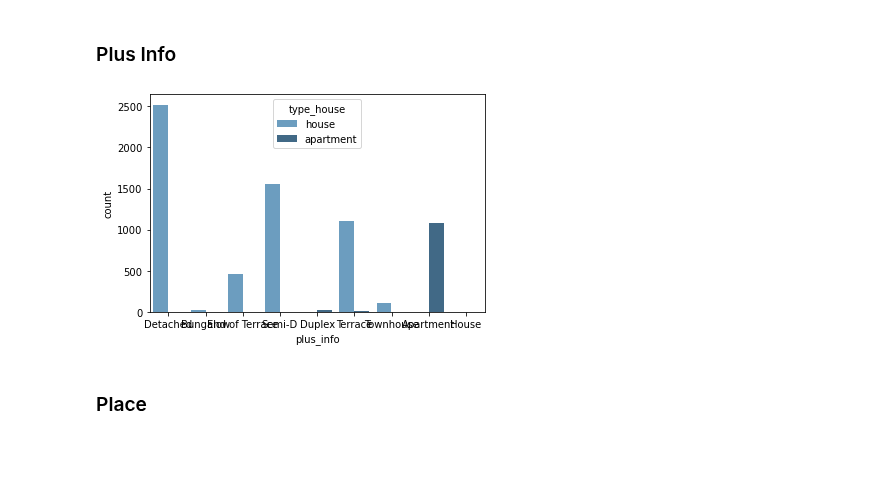
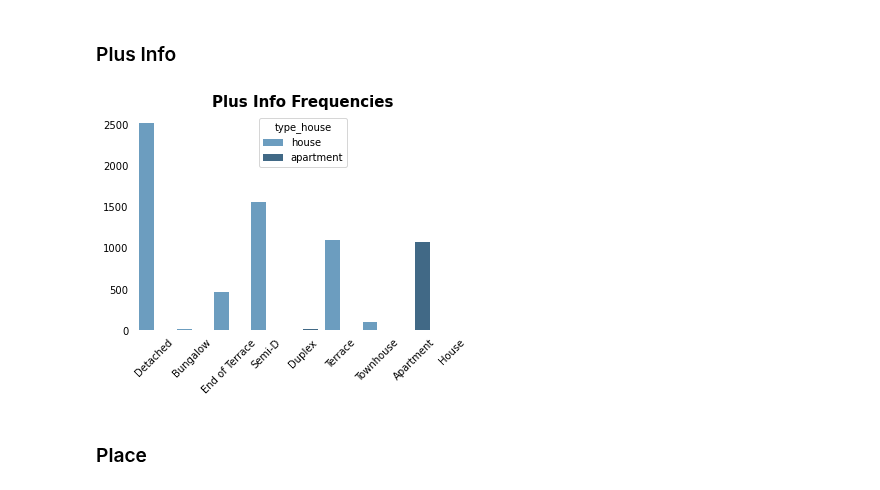
Before and after one commit to javiicc/Identifying_Potential_Investment_Opportunities_In_The_Irish_Real_Estate_Market_Using_MachineLearning, a Jupyter notebook: investment-opportunities/notebooks/Data_Analysis.ipynb, the cells around one changed output. Saved outputs shown, nothing was run; the diff lists cells and outputs as text; code cells hidden in the pictures; blank space fills up the shorter version.

```diff
--- a/investment-opportunities/notebooks/Data_Analysis.ipynb
+++ b/investment-opportunities/notebooks/Data_Analysis.ipynb
@@ -899,7 +898,18 @@ fig, ax = plt.subplots(figsize=(16, 7))
 ax = sns.boxplot(data=sale_out, x='price', y='type_house', orient='h',
                  order=['house', 'apartment'],
                  whis=np.inf, palette="Set3")
+
 ax = sns.stripplot(data=sale_out, x='price', y='type_house' ,orient='h',
                    order=['house', 'apartment'],
                    color="gray", edgecolor="pink", linewidth=.3,  size=3)
+
+ax.set_title('Prices By Type Of House', weight='bold', size=15)
+ax.ticklabel_format(style='plain', axis='x')
+
+for location in ['left', 'bottom', 'right', 'top']:
+    ax.spines[location].set_visible(False)
+
+ax.tick_params(bottom=False, left=False)
+ax.set_xlabel('')
+ax.set_ylabel('');
 # %% [output]
@@ -907,5 +917,15 @@ ax = sns.stripplot(data=sale_out, x='price', y='type_house' ,orient='h',
 # %% [markdown]
 ### Ber
 # %%
-sns.countplot(data=sale_out, x='ber', palette="Blues_d");
+fig, ax = plt.subplots(figsize=(6,4))
+
+sns.countplot(data=sale_out, x='ber', palette="Blues_d", ax=ax)
+ax.set_title('Ber Frequencies', weight='bold', size=15)
+
+for location in ['left', 'bottom', 'right', 'top']:
+    ax.spines[location].set_visible(False)
+
+ax.tick_params(bottom=False, left=False)
+ax.set_xlabel('')
+ax.set_ylabel('');
 # %% [output]
@@ -915,9 +935,20 @@ sns.countplot(data=sale_out, x='ber', palette="Blues_d");
 # %% [markdown]
 ### Plus Info
 # %%
-sns.countplot(data=sale_out, x='plus_info', palette="Blues_d", hue='type_house');
+fig, ax = plt.subplots(figsize=(6,4))
+
+sns.countplot(data=sale_out, x='plus_info', palette="Blues_d", hue='type_house', ax=ax)
+ax.set_title('Plus Info Frequencies', weight='bold', size=15)
+
+for location in ['left', 'bottom', 'right', 'top']:
+    ax.spines[location].set_visible(False)
+
+ax.set_xticklabels(sale_out.plus_info.unique(), rotation=45)
+ax.tick_params(bottom=False, left=False)
+ax.set_xlabel('')
+ax.set_ylabel('');
 # %% [output]
-[figure, old version]
+[figure, new version]
 # %%
 # sale.plus_info.value_counts()
 # %% [markdown]
```
Also changed, not shown: parts of 13 cells of this notebook, 5 other files.
